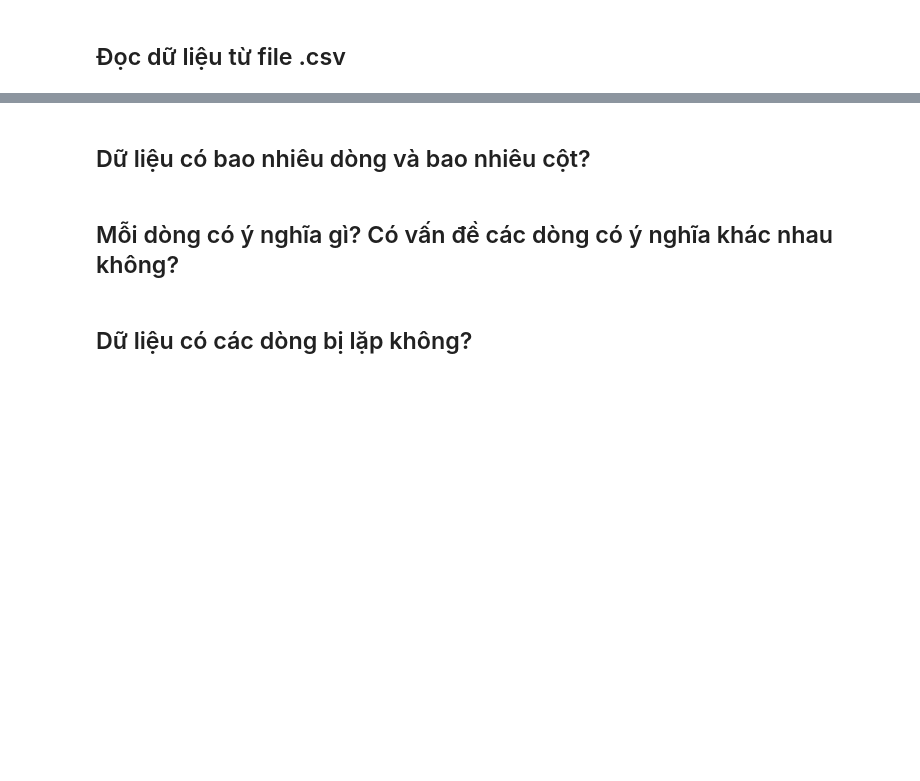
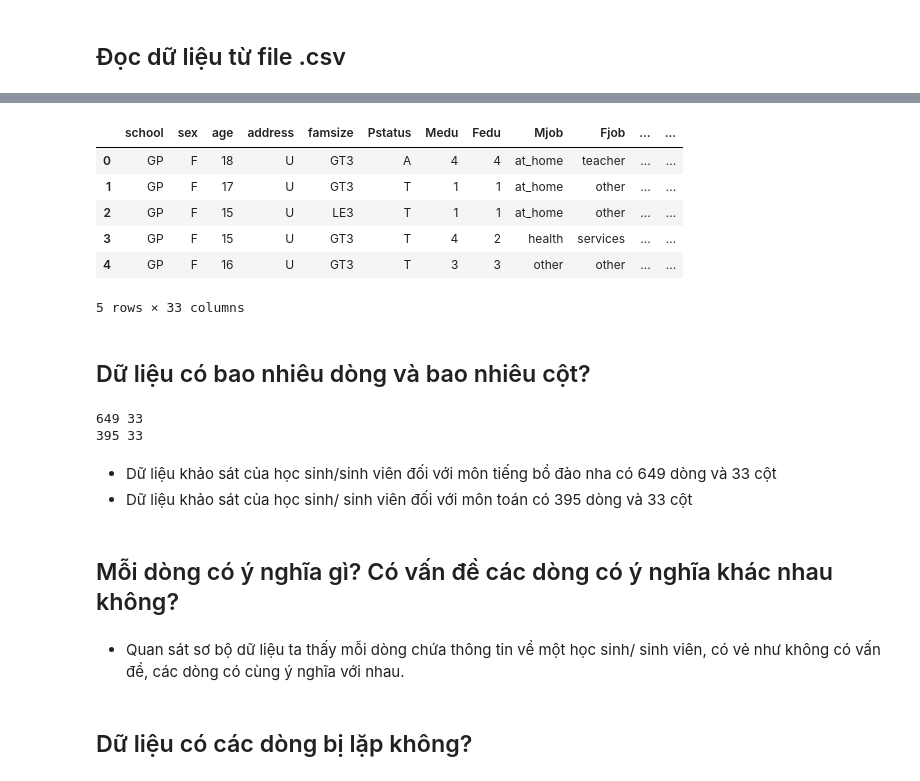
Before and after one commit to ngohuudang/P4DS_FinalProject, a Jupyter notebook: final.ipynb, the cells around one changed output, grey strips where cells are left out. Saved outputs shown, nothing was run; the diff lists cells and outputs as text; code cells hidden in the pictures; blank space fills up the shorter version.

```diff
--- a/final.ipynb
+++ b/final.ipynb
@@ -77,6 +54,29 @@ The data were obtained in a survey of students math and portuguese language cour
+# %%
+student_mat_df.head()
+# %% [output]
+|  | school | sex | age | address | famsize | Pstatus | Medu | Fedu | Mjob | Fjob | ... | ... |
+| 0 | GP | F | 18 | U | GT3 | A | 4 | 4 | at_home | teacher | ... | ... |
+| 1 | GP | F | 17 | U | GT3 | T | 1 | 1 | at_home | other | ... | ... |
+| 2 | GP | F | 15 | U | LE3 | T | 1 | 1 | at_home | other | ... | ... |
+| 3 | GP | F | 15 | U | GT3 | T | 4 | 2 | health | services | ... | ... |
+| 4 | GP | F | 16 | U | GT3 | T | 3 | 3 | other | other | ... | ... |
+5 rows × 33 columns
 # %% [markdown]
 ## Dữ liệu có bao nhiêu dòng và bao nhiêu cột?
+# %%
+n_por_rows, n_por_cols = student_por_df.shape
+n_mat_rows, n_mat_cols = student_mat_df.shape
+print(n_por_rows, n_por_cols)
+print(n_mat_rows, n_mat_cols)
+# %% [output]
+649 33
+395 33
+# %% [markdown]
+- Dữ liệu khảo sát của học sinh/sinh viên đối với môn tiếng bồ đào nha có 649 dòng và 33 cột
+- Dữ liệu khảo sát của học sinh/ sinh viên đối với môn toán có 395 dòng và 33 cột
 # %% [markdown]
 ## Mỗi dòng có ý nghĩa gì? Có vấn đề các dòng có ý nghĩa khác nhau không?
+# %% [markdown]
+- Quan sát sơ bộ dữ liệu ta thấy mỗi dòng chứa thông tin về một học sinh/ sinh viên, có vẻ như không có vấn đề, các dòng có cùng ý nghĩa với nhau.
 # %% [markdown]
 ## Dữ liệu có các dòng bị lặp không?
```
Also changed, not shown: parts of 22 cells of this notebook.
